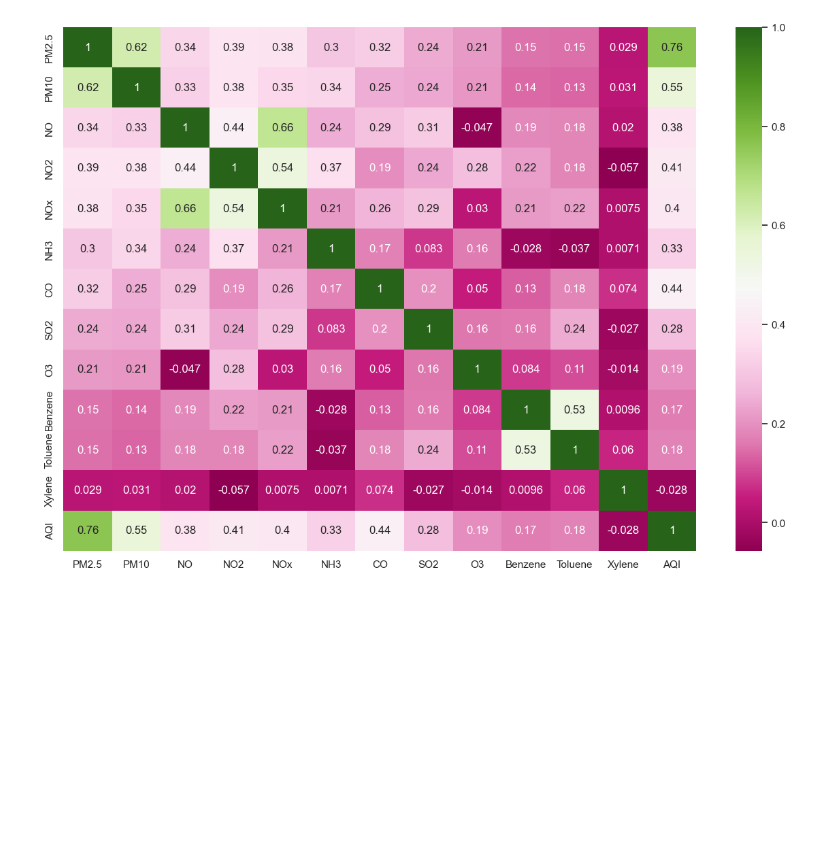
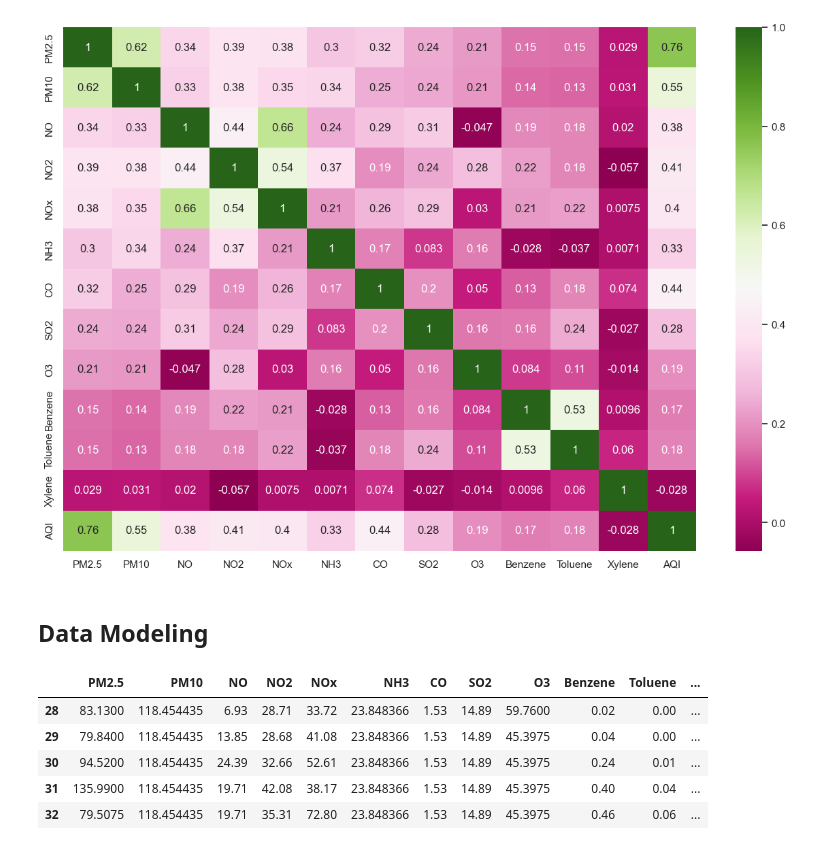
Before and after one commit to shvm2099/AQI-prediction-model, a Jupyter notebook: AQI_prediction.ipynb, the cells around one changed output. Saved outputs shown, nothing was run; the diff lists cells and outputs as text; code cells hidden in the pictures; blank space fills up the shorter version.

```diff
--- a/AQI_prediction.ipynb
+++ b/AQI_prediction.ipynb
@@ -345,3 +355,15 @@ plt.show
 # %% [output]
 <function matplotlib.pyplot.show(close=None, block=None)>
 [figure]
+# %% [markdown]
+## Data Modeling
+# %%
+df.drop(['Date','City'],axis=1, inplace=True)
+df.head()
+# %% [output]
+|  | PM2.5 | PM10 | NO | NO2 | NOx | NH3 | CO | SO2 | O3 | Benzene | Toluene | ... |
+| 28 | 83.1300 | 118.454435 | 6.93 | 28.71 | 33.72 | 23.848366 | 1.53 | 14.89 | 59.7600 | 0.02 | 0.00 | ... |
+| 29 | 79.8400 | 118.454435 | 13.85 | 28.68 | 41.08 | 23.848366 | 1.53 | 14.89 | 45.3975 | 0.04 | 0.00 | ... |
+| 30 | 94.5200 | 118.454435 | 24.39 | 32.66 | 52.61 | 23.848366 | 1.53 | 14.89 | 45.3975 | 0.24 | 0.01 | ... |
+| 31 | 135.9900 | 118.454435 | 19.71 | 42.08 | 38.17 | 23.848366 | 1.53 | 14.89 | 45.3975 | 0.40 | 0.04 | ... |
+| 32 | 79.5075 | 118.454435 | 19.71 | 35.31 | 72.80 | 23.848366 | 1.53 | 14.89 | 45.3975 | 0.46 | 0.06 | ... |
```
Also changed, not shown: parts of 17 cells of this notebook.
